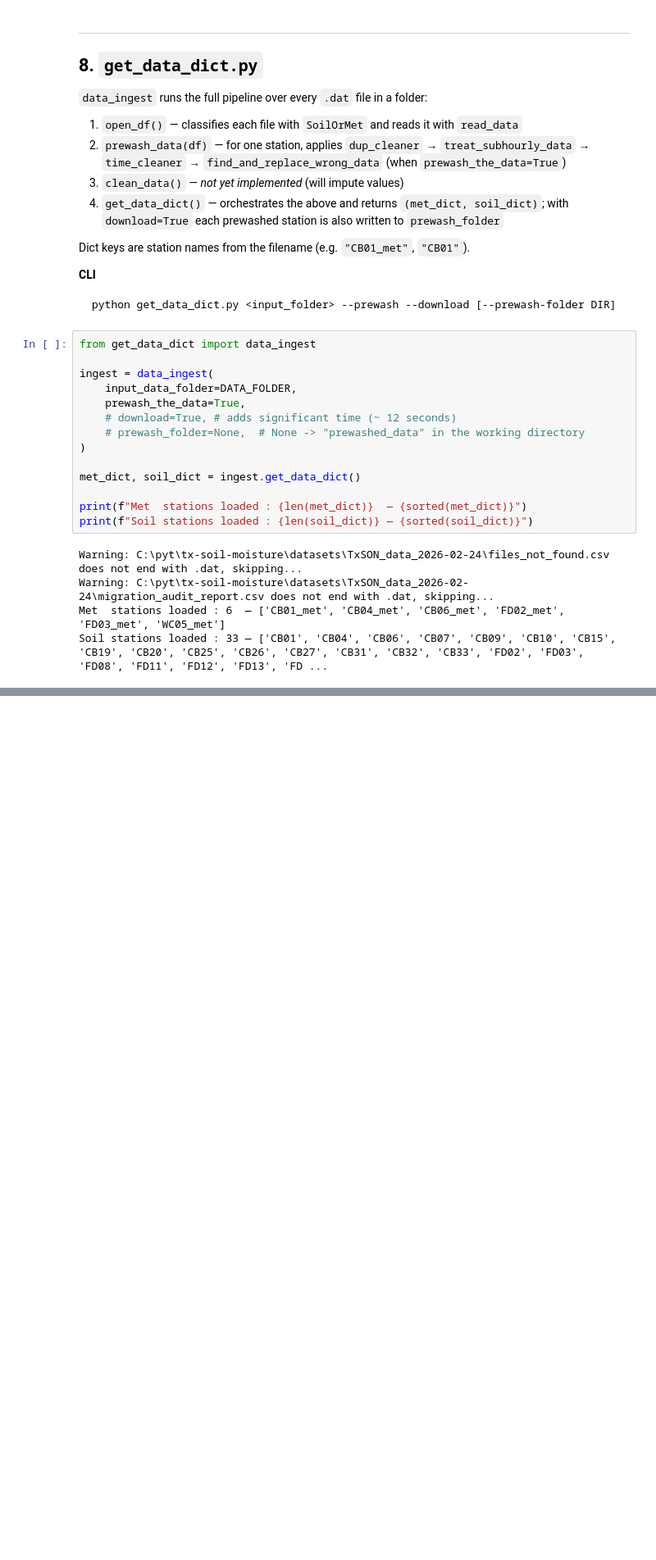
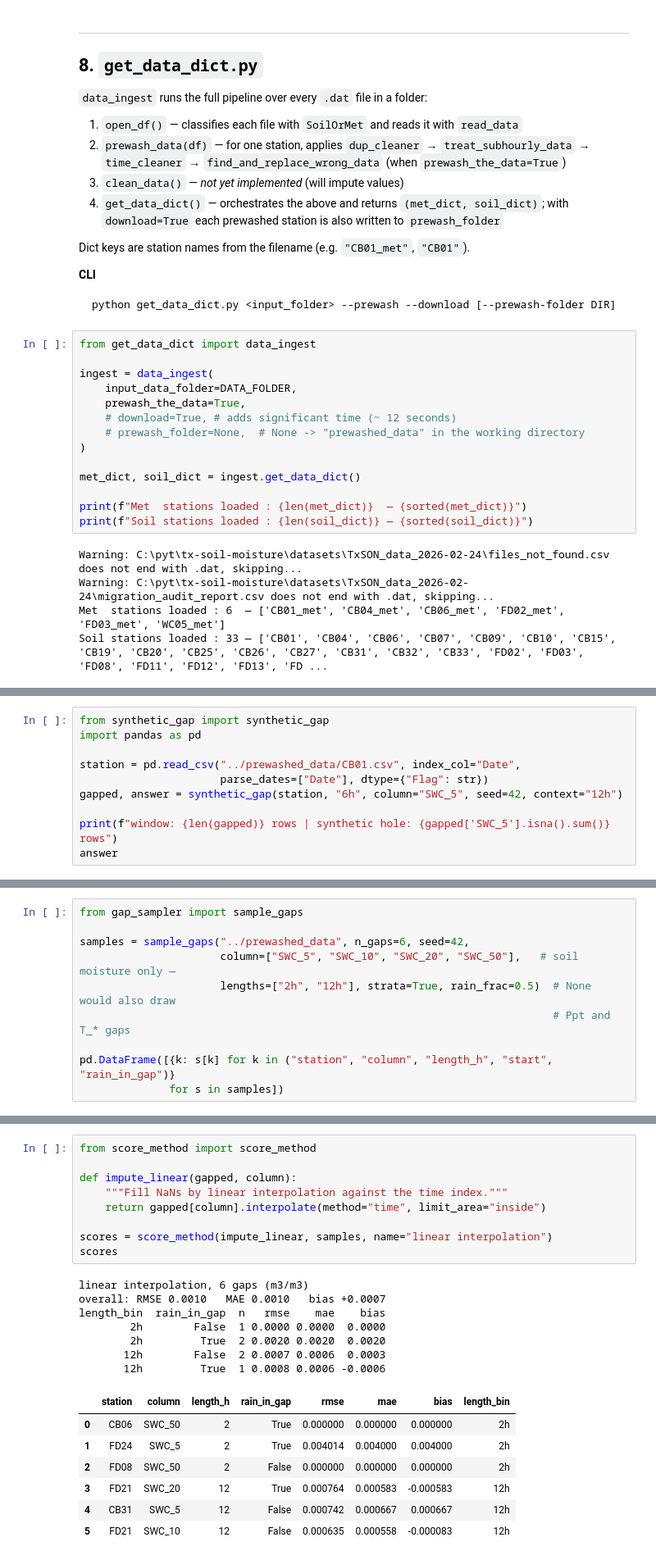
Before and after one commit to kiat/tx-soil-moisture, a Jupyter notebook: data-cleanup-Su26/scripts/demo.ipynb, the cells around one changed output, grey strips where cells are left out. Shown at 82% size. Saved outputs shown, nothing was run; the diff lists cells and outputs as text; blank space fills up the shorter version.

```diff
--- a/data-cleanup-Su26/scripts/demo.ipynb
+++ b/data-cleanup-Su26/scripts/demo.ipynb
@@ -318,0 +336,10 @@ display(soil_dict[first_soil_key].head())
+# %%
+from synthetic_gap import synthetic_gap
+import pandas as pd
+
+station = pd.read_csv("../prewashed_data/CB01.csv", index_col="Date",
+                      parse_dates=["Date"], dtype={"Flag": str})
+gapped, answer = synthetic_gap(station, "6h", column="SWC_5", seed=42, context="12h")
+
+print(f"window: {len(gapped)} rows | synthetic hole: {gapped['SWC_5'].isna().sum()} rows")
+answer
@@ -318,0 +366,10 @@ display(soil_dict[first_soil_key].head())
+# %%
+from gap_sampler import sample_gaps
+
+samples = sample_gaps("../prewashed_data", n_gaps=6, seed=42,
+                      column=["SWC_5", "SWC_10", "SWC_20", "SWC_50"],   # soil moisture only —
+                      lengths=["2h", "12h"], strata=True, rain_frac=0.5)  # None would also draw
+                                                                          # Ppt and T_* gaps
+
+pd.DataFrame([{k: s[k] for k in ("station", "column", "length_h", "start", "rain_in_gap")}
+              for s in samples])
@@ -318,0 +397,24 @@ display(soil_dict[first_soil_key].head())
+# %%
+from score_method import score_method
+
+def impute_linear(gapped, column):
+    """Fill NaNs by linear interpolation against the time index."""
+    return gapped[column].interpolate(method="time", limit_area="inside")
+
+scores = score_method(impute_linear, samples, name="linear interpolation")
+scores
+# %% [output]
+linear interpolation, 6 gaps (m3/m3)
+overall: RMSE 0.0010   MAE 0.0010   bias +0.0007
+length_bin  rain_in_gap  n   rmse    mae    bias
+        2h        False  1 0.0000 0.0000  0.0000
+        2h         True  2 0.0020 0.0020  0.0020
+       12h        False  2 0.0007 0.0006  0.0003
+       12h         True  1 0.0008 0.0006 -0.0006
+|  | station | column | length_h | rain_in_gap | rmse | mae | bias | length_bin |
+| 0 | CB06 | SWC_50 | 2 | True | 0.000000 | 0.000000 | 0.000000 | 2h |
+| 1 | FD24 | SWC_5 | 2 | True | 0.004014 | 0.004000 | 0.004000 | 2h |
+| 2 | FD08 | SWC_50 | 2 | False | 0.000000 | 0.000000 | 0.000000 | 2h |
+| 3 | FD21 | SWC_20 | 12 | True | 0.000764 | 0.000583 | -0.000583 | 12h |
+| 4 | CB31 | SWC_5 | 12 | False | 0.000742 | 0.000667 | 0.000667 | 12h |
+| 5 | FD21 | SWC_10 | 12 | False | 0.000635 | 0.000558 | -0.000083 | 12h |
```
Also changed, not shown: parts of 7 cells of this notebook, 1 other file.
